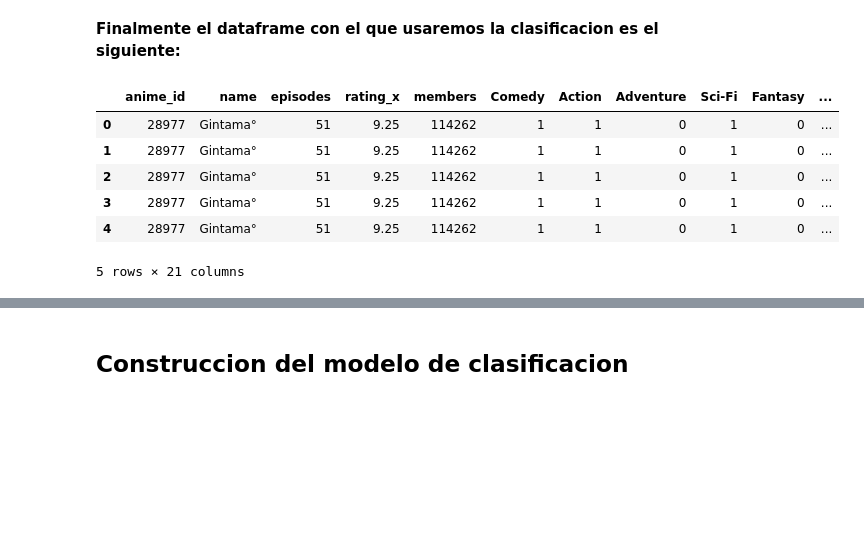
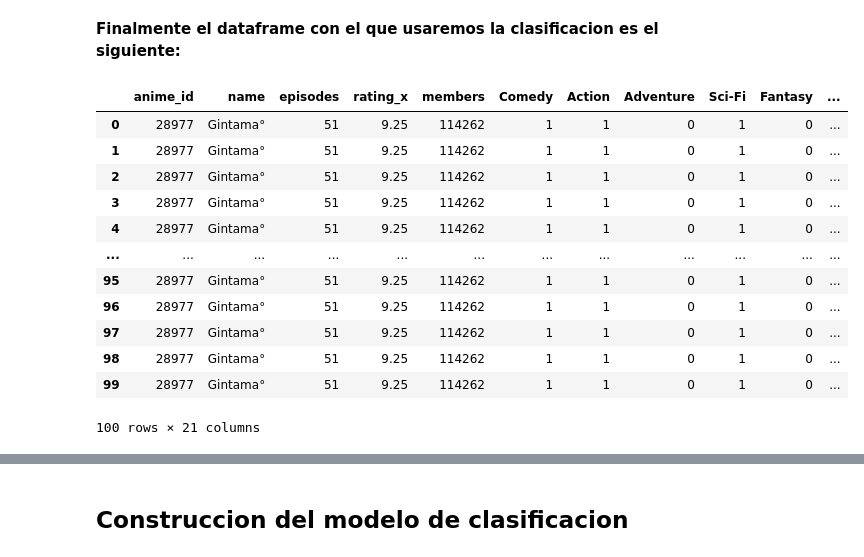
Before and after one commit to 1KVueltasAlCampo/AI-anime-recomendation, a Jupyter notebook: 2daEntrega/Codigo/EDARecomendacionAnime.ipynb, the cells around one changed output, grey strips where cells are left out. Cells and saved outputs as stored; diff of their text form; code cells hidden in the pictures; blank space fills up the shorter version.

```diff
--- a/2daEntrega/Codigo/EDARecomendacionAnime.ipynb
+++ b/2daEntrega/Codigo/EDARecomendacionAnime.ipynb
@@ -420,12 +420,18 @@ df_series['Classification'] = pd.Series(predict, index=df_series_norm.index)
 **Finalmente el dataframe con el que usaremos la clasificacion es el siguiente:**
 # %%
 df_final = pd.merge(df_series, dfRating, how='inner', left_on = 'anime_id', right_on = 'anime_id')
-df_final.head()
+df_final.head(100)
 # %% [output]
 |  | anime_id | name | episodes | rating_x | members | Comedy | Action | Adventure | Sci-Fi | Fantasy | ... |
 | 0 | 28977 | Gintama° | 51 | 9.25 | 114262 | 1 | 1 | 0 | 1 | 0 | ... |
 | 1 | 28977 | Gintama° | 51 | 9.25 | 114262 | 1 | 1 | 0 | 1 | 0 | ... |
 | 2 | 28977 | Gintama° | 51 | 9.25 | 114262 | 1 | 1 | 0 | 1 | 0 | ... |
 | 3 | 28977 | Gintama° | 51 | 9.25 | 114262 | 1 | 1 | 0 | 1 | 0 | ... |
 | 4 | 28977 | Gintama° | 51 | 9.25 | 114262 | 1 | 1 | 0 | 1 | 0 | ... |
+| ... | ... | ... | ... | ... | ... | ... | ... | ... | ... | ... | ... |
+| 95 | 28977 | Gintama° | 51 | 9.25 | 114262 | 1 | 1 | 0 | 1 | 0 | ... |
+| 96 | 28977 | Gintama° | 51 | 9.25 | 114262 | 1 | 1 | 0 | 1 | 0 | ... |
+| 97 | 28977 | Gintama° | 51 | 9.25 | 114262 | 1 | 1 | 0 | 1 | 0 | ... |
+| 98 | 28977 | Gintama° | 51 | 9.25 | 114262 | 1 | 1 | 0 | 1 | 0 | ... |
+| 99 | 28977 | Gintama° | 51 | 9.25 | 114262 | 1 | 1 | 0 | 1 | 0 | ... |
-5 rows × 21 columns
+100 rows × 21 columns
```
Also changed, not shown: parts of 5 cells of this notebook.
